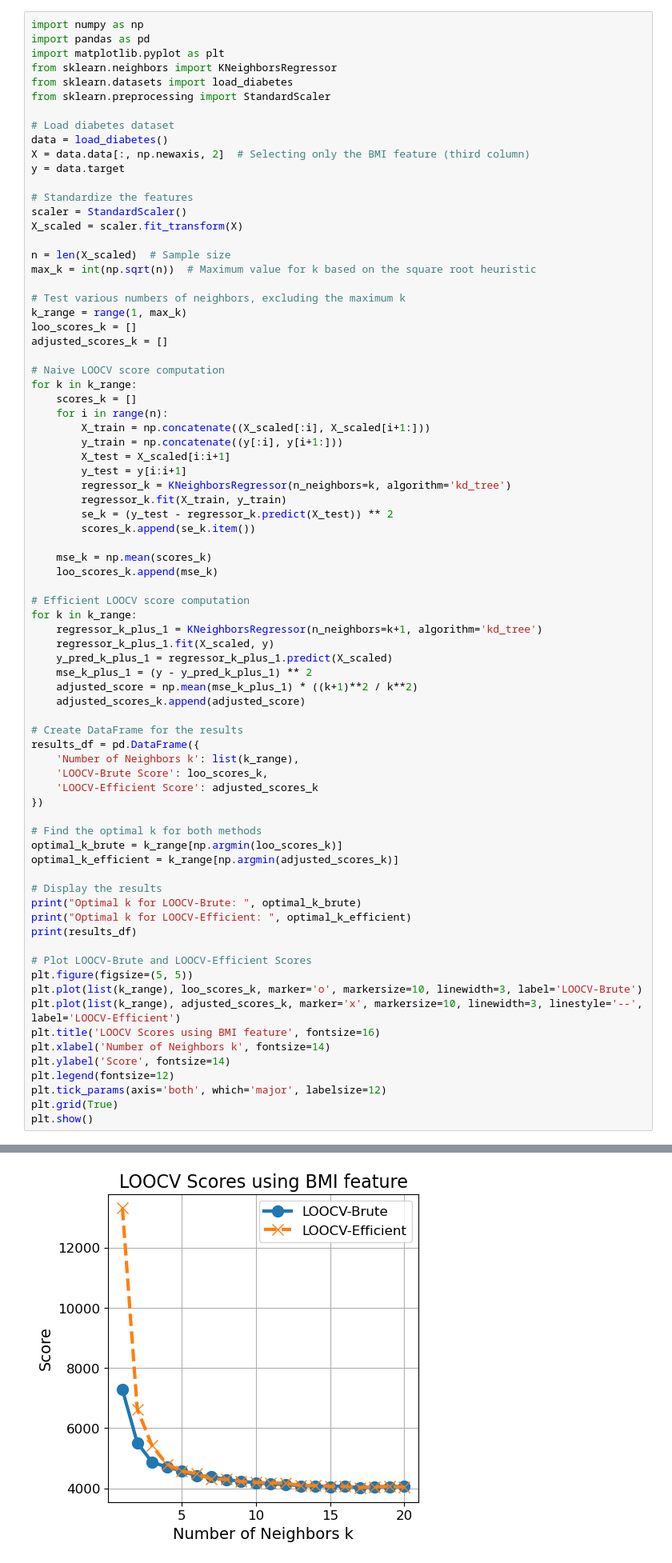
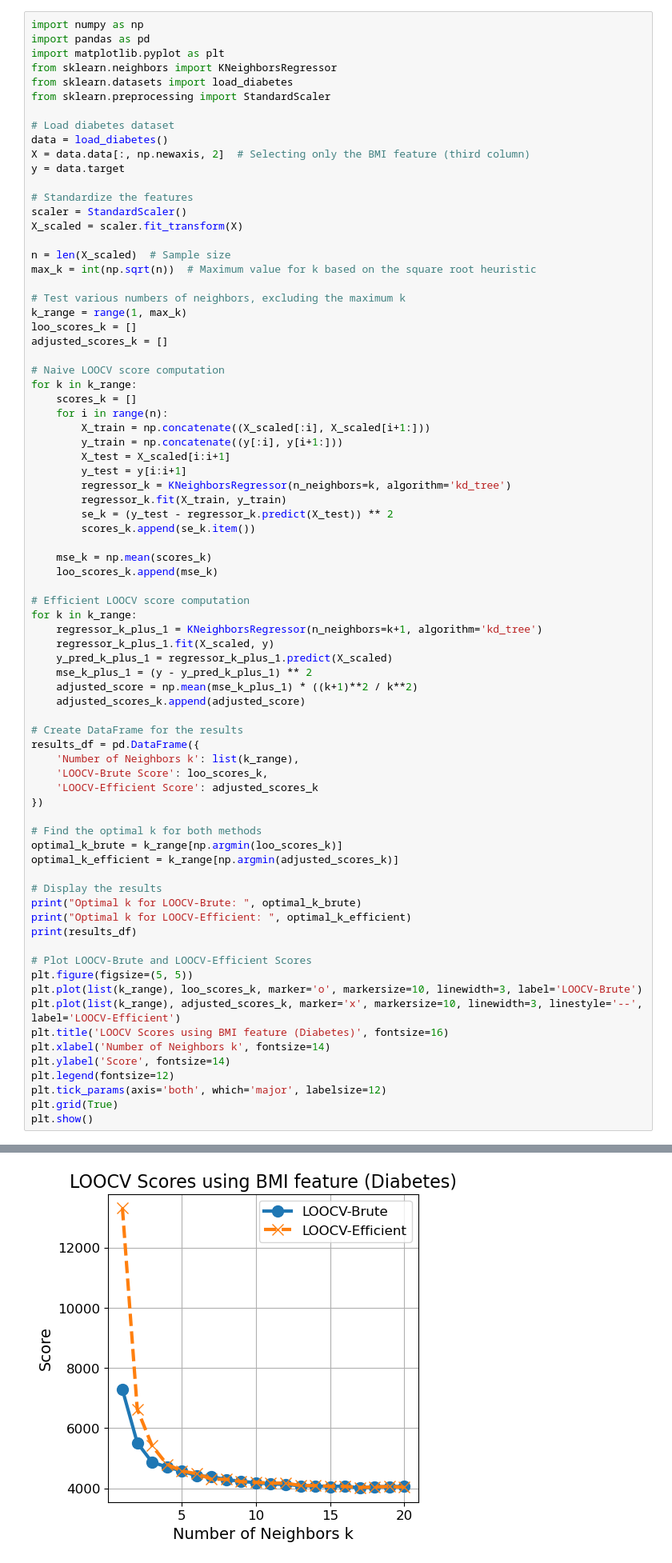
Before and after one commit to motonobuk/LOOCV-kNN, a Jupyter notebook: LOOCV-KNN-one-dim-input-var-k-diabetes-updated.ipynb, the cells around one changed output, grey strips where cells are left out. Shown: that part at 80% size. Cells and saved outputs as stored; diff of their text form.

```diff
--- a/LOOCV-KNN-one-dim-input-var-k-diabetes-updated.ipynb
+++ b/LOOCV-KNN-one-dim-input-var-k-diabetes-updated.ipynb
@@ -65,32 +65,32 @@ print("Optimal k for LOOCV-Efficient: ", optimal_k_efficient)
 print(results_df)
 
 # Plot LOOCV-Brute and LOOCV-Efficient Scores
 plt.figure(figsize=(5, 5))
 plt.plot(list(k_range), loo_scores_k, marker='o', markersize=10, linewidth=3, label='LOOCV-Brute')
 plt.plot(list(k_range), adjusted_scores_k, marker='x', markersize=10, linewidth=3, linestyle='--', label='LOOCV-Efficient')
-plt.title('LOOCV Scores using BMI feature', fontsize=16)
+plt.title('LOOCV Scores using BMI feature (Diabetes)', fontsize=16)
 plt.xlabel('Number of Neighbors k', fontsize=14)
 plt.ylabel('Score', fontsize=14)
 plt.legend(fontsize=12)
 plt.tick_params(axis='both', which='major', labelsize=12)
 plt.grid(True)
 plt.show()
 # %% [output]
 Optimal k for LOOCV-Brute:  17
 Optimal k for LOOCV-Efficient:  17
     Number of Neighbors k  LOOCV-Brute Score  LOOCV-Efficient Score
 0                       1        7283.855204           13318.144796
 1                       2        5513.629525            6633.815611
 2                       3        4867.744847            5413.093514
 3                       4        4711.142110            4799.068580
 4                       5        4577.169140            4575.619548
 5                       6        4418.749057            4486.572775
 6                       7        4388.488688            4304.133946
 7                       8        4289.751661            4299.157381
 8                       9        4233.089772            4221.754483
 ... (7 lines left out)
 16                     17        4010.877797            4030.023791
 17                     18        4050.676303            4045.466461
 18                     19        4056.149973            4061.835412
 19                     20        4059.004225            4039.485956
-[figure, old version]
+[figure, new version]
```
Also changed, not shown: 1 other file.
